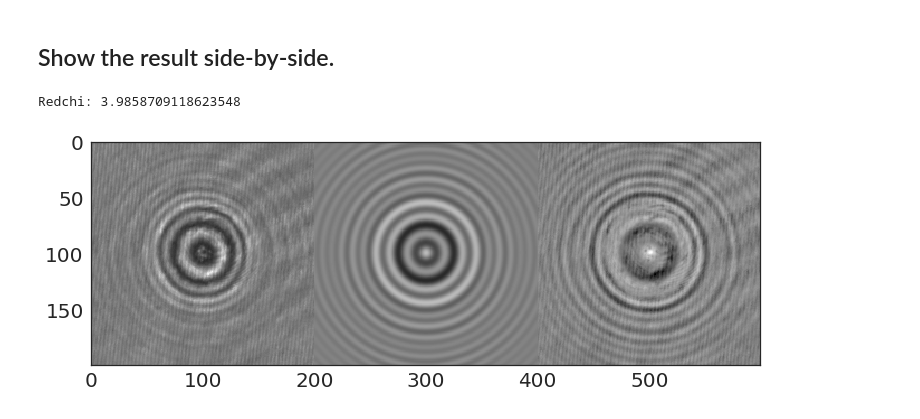
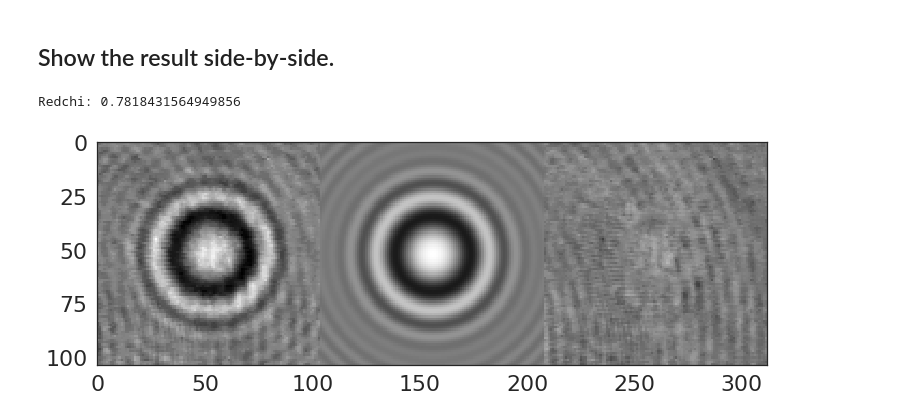
Before and after one commit to LaGuer/mie_video, a Jupyter notebook: tutorials/SingleFrame.ipynb, the cells around one changed output. Cells and saved outputs as stored; diff of their text form; code cells hidden in the pictures.

```diff
--- a/tutorials/SingleFrame.ipynb
+++ b/tutorials/SingleFrame.ipynb
@@ -106,7 +78,7 @@ for feature in features:
 # Crop the frame to a reasonable size for fitting.
 xc, yc, w, h = features[0]
 xc, yc, w, h = int(xc), int(yc), int(w), int(h)
-cropped_norm = cr_norm[yc-h//2:yc+h//2, xc-w//2:xc+w//2]
+cropped_norm = frame[yc-h//2:yc+h//2, xc-w//2:xc+w//2]
 # %%
 # Check the crop.
 fig, ax = plt.subplots(figsize=(6,6))
@@ -118,9 +90,9 @@ ax.imshow(cropped_norm, cmap='gray', interpolation=None)
 # Guess where the particle is.
 guesses = [0,     # x guess [pixel]
            0,     # y guess
-           93,   # z guess
-           .9,   # a_p [um]
-           1.58,   # n_p [1]
+           160,   # z guess
+           .83,   # a_p [um]
+           1.41,   # n_p [1]
            1.340,                    # n_m
            0.048,                    # mpp
            0.447]                    # lamb
@@ -137,0 +99,12 @@ plt.imshow(np.hstack([cropped_norm, guess]), cmap='gray')
+# %%
+# Plot
+shape = cropped_norm.shape
+h = LMHologram.LMHologram(coordinates=Instrument.coordinates(shape))
+h.particle.r_p = [shape[0] // 2, shape[1] // 2, guesses[2]]
+h.particle.a_p = guesses[3]
+h.particle.n_p = guesses[4]
+h.instrument.n_m = guesses[5]
+h.instrument.mpp = guesses[6]
+h.instrument.wavelength = guesses[7]
+hol = h.hologram().reshape(shape)
+plt.imshow(np.hstack([cropped_norm, hol]), cmap='gray')
@@ -171,11 +146,20 @@ fitted_image = spheredhm.spheredhm([x,y,z], a_p, n_p, n_m, lamb=lamb, dim=croppe
+# %%
+h = LMHologram.LMHologram(coordinates=Instrument.coordinates(shape))
+h.particle.r_p = [shape[0] // 2, shape[1] // 2, guesses[2]]
+h.particle.a_p = a_p
+h.particle.n_p = n_p
+h.instrument.n_m = n_m
+h.instrument.mpp = mpp
+h.instrument.wavelength = lamb
+hol = h.hologram().reshape(shape)
 # %%
 residual = result.residual.reshape(*cropped_norm.shape)
 # %%
-noise = .1
-mega_image = np.hstack([cropped_norm, fitted_image, residual*noise+1.0])
+noise = .05
+mega_image = np.hstack([cropped_norm, hol, residual*noise+1.0])
 fig, ax = plt.subplots(figsize=(12, 36))
 ax.imshow(mega_image, cmap='gray', interpolation=None)
 print("Redchi: " + str(result.redchi))
 # %% [output]
-Redchi: 3.9858709118623548
+Redchi: 0.7818431564949856
-[figure, old version]
+[figure, new version]
```
Also changed, not shown: parts of 20 cells of this notebook.
